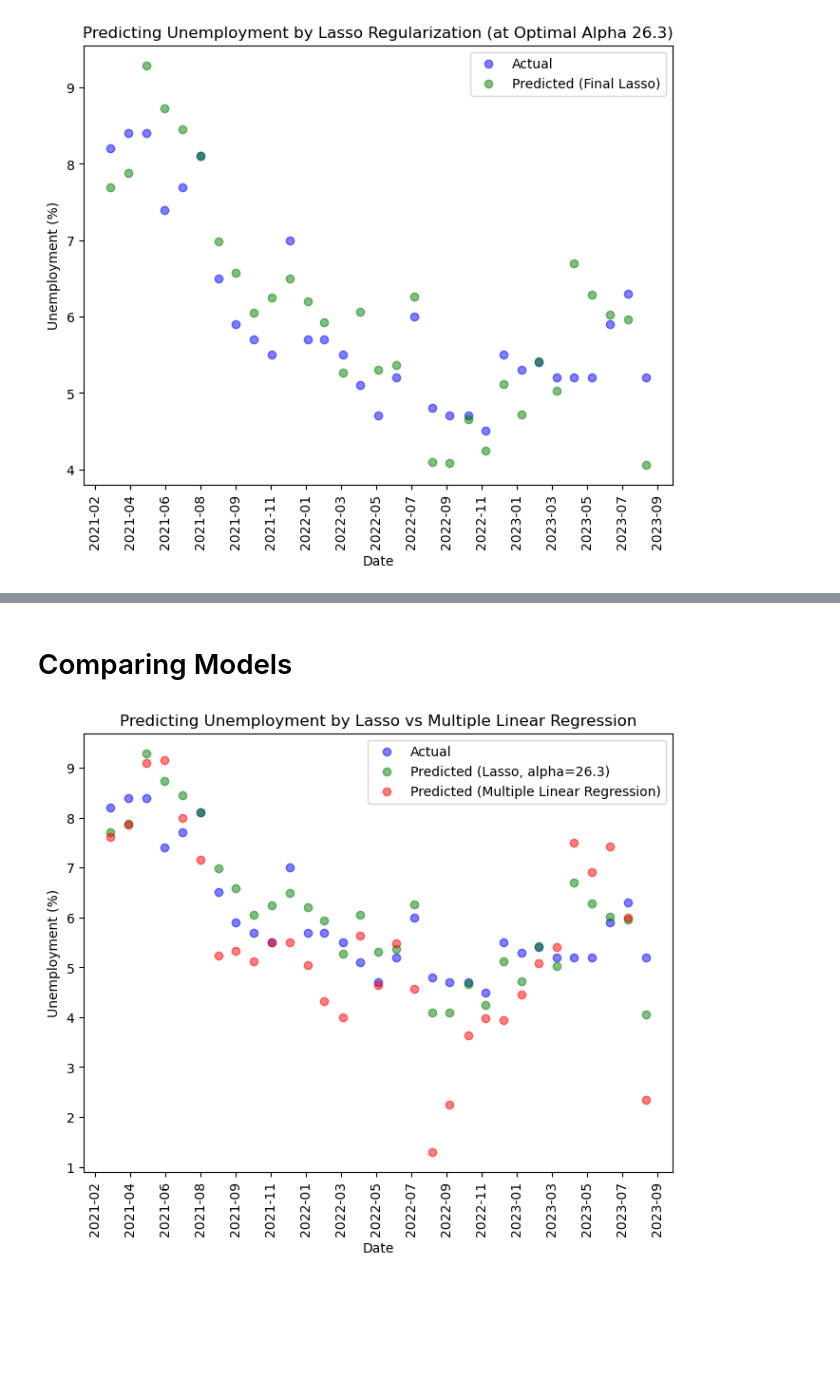
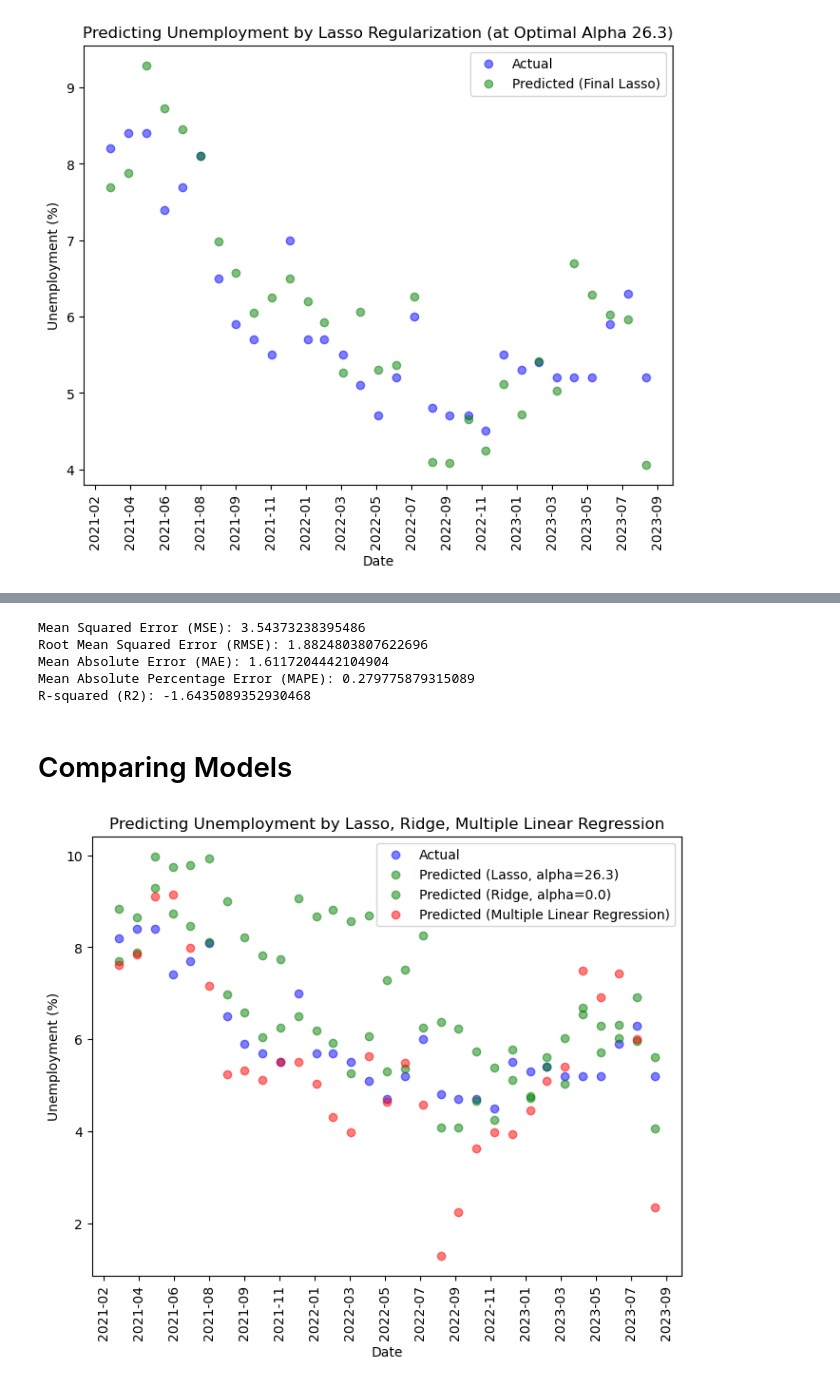
Before and after one commit to gso5699/Predicting-Unemployment-MSCI446-Project-, a Jupyter notebook: Regression_models.ipynb, the cells around one changed output, grey strips where cells are left out. Drawn from its saved outputs; the diff is of its cells as text; code cells hidden in the pictures; blank space fills up the shorter version.

Commit message:
added ridge, comments and cleaned up code

```diff
--- a/Regression_models.ipynb
+++ b/Regression_models.ipynb
@@ -525,0 +553,9 @@ lasso_data = {
+# %%
+
+#fit ridge model with best alpha
+final_ridge_model = Ridge(alpha=optimal_alpha)
+final_ridge_model.fit(X_train[best_subset_features], y_train)
+
+#predict for test set
+final_ridge_test_preds = final_ridge_model.predict(X_test[best_subset_features])
+final_pred_ridge = pd.DataFrame(index=X_test.index, data=final_ridge_test_preds, columns=['Predicted_Unemployment_Final_Ridge'])
@@ -526,21 +577,56 @@ lasso_data = {
+# %%
+#get ridge performance metrics
+mse = mean_squared_error(y_test, final_pred_ridge)
+rmse = np.sqrt(mse)
+mae = mean_absolute_error(y_test, final_pred_ridge)
+mape = mean_absolute_percentage_error(y_test, final_pred_ridge)
+r2 = r2_score(y_test, final_pred_ridge)
+
+print(f"Mean Squared Error (MSE): {mse}")
+print(f"Root Mean Squared Error (RMSE): {rmse}")
+print(f"Mean Absolute Error (MAE): {mae}")
+print(f"Mean Absolute Percentage Error (MAPE): {mape}")
+print(f"R-squared (R2): {r2}")
+# %% [output]
+Mean Squared Error (MSE): 3.54373238395486
+Root Mean Squared Error (RMSE): 1.8824803807622696
+Mean Absolute Error (MAE): 1.6117204442104904
+Mean Absolute Percentage Error (MAPE): 0.279775879315089
+R-squared (R2): -1.6435089352930468
+# %%
+#store ridge data
+ridge_data = {
+    'model': final_ridge_model,
+    'pred': final_pred_ridge,
+    'stats' : {
+        'mse': mse,
+        'rmse': rmse,
+        'mae': mae,
+        'r2': r2,
+        'mape': mape
+    }
+}
 # %% [markdown]
 # Comparing Models
 # %%
+
+#ploting the different regression models
 plt.figure(figsize=(8, 6))
 plt.scatter(y_test.index, y_test, color='blue', label='Actual', alpha=0.5)
-plt.scatter(lasso_data['pred'].index, lasso_data['pred'], color='green', label=f'Predicted (Lasso, alpha={optimal_alpha})', alpha=0.5)
+plt.scatter(lasso_data['pred'].index, lasso_data['pred'], color='green', label=f"Predicted (Lasso, alpha={lasso_data['model'].alpha})", alpha=0.5)
+plt.scatter(ridge_data['pred'].index, ridge_data['pred'], color='yellow', label=f"Predicted (Ridge, alpha={ridge_data['model'].alpha})", alpha=0.5)
 plt.scatter(multiple_regression_data['pred'].index, multiple_regression_data['pred'], color='red', label='Predicted (Multiple Linear Regression)', alpha=0.5)
 
 plt.xlabel('Date')
 plt.ylabel('Unemployment (%)')
-plt.title("Predicting Unemployment by Lasso vs Multiple Linear Regression")
+plt.title("Predicting Unemployment by Lasso, Ridge, Multiple Linear Regression")
 plt.legend()
 plt.gca().xaxis.set_major_formatter(mdates.DateFormatter('%Y-%m'))
 plt.gca().xaxis.set_major_locator(MaxNLocator(nbins=20))
 plt.xticks(rotation=90)
 plt.show()
 # %% [output]
-[figure, old version]
+[figure, new version]
 # %%
 lasso_model_name = 'Lasso Regression'
 multiple_model_name = 'Multiple Linear Regression'
```
Also changed, not shown: parts of 18 cells of this notebook.
